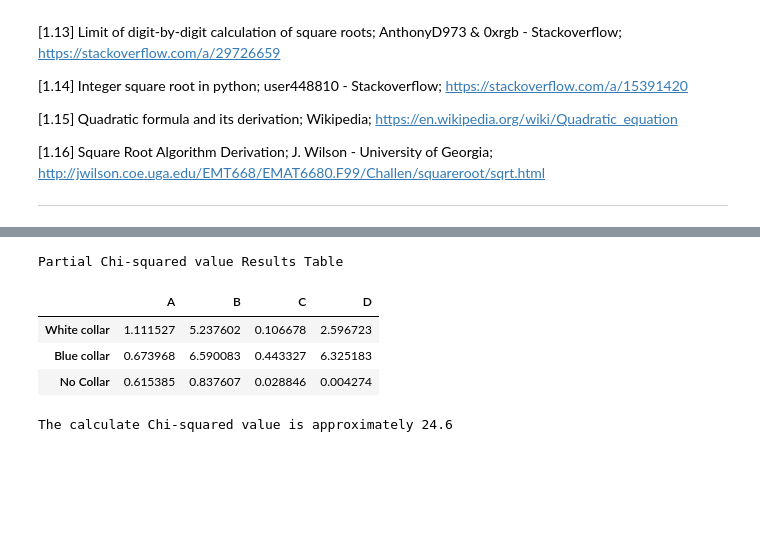
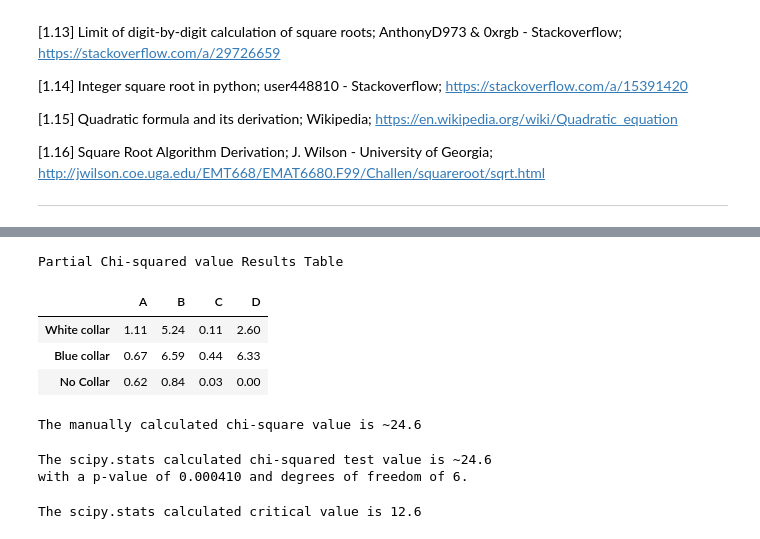
Before and after one commit to markcot/MachLearnTasks, a Jupyter notebook: Tasks.ipynb, the cells around one changed output, grey strips where cells are left out. Saved outputs shown, nothing was run; the diff lists cells and outputs as text; code cells hidden in the pictures; blank space fills up the shorter version.

```diff
--- a/Tasks.ipynb
+++ b/Tasks.ipynb
@@ -456,12 +460,12 @@ from scipy.stats import chi2 # for calculate chi-square value
 # %%
-# Create observed results df with data from table. Code adapted from
+# Create df with table data. Code adapted from
 # https://www.geeksforgeeks.org/different-ways-to-create-pandas-dataframe/ and
 # https://stackoverflow.com/a/60909202
 data = {'A':[90, 30, 30, 150], 'B':[60, 50, 40, 150], 'C':[104, 51, 45, 200],
         'D':[95, 20, 35, 150], 'Total':[349, 151, 150, 650]}
-df_Obs = pd.DataFrame(data,index=['White collar', 'Blue collar', 'No Collar', 'Total'])
+df = pd.DataFrame(data,index=['White collar', 'Blue collar', 'No Collar', 'Total'])
 
 # Display the Observed results dataframe table
-print("Observed Results Table")
-df_Obs
+print("Data Table")
+df
 # %% [output]
@@ -471,3 +475,10 @@ Observed Results Table
 | Blue collar | 30 | 50 | 51 | 20 | 151 |
 | No Collar | 30 | 40 | 45 | 35 | 150 |
 | Total | 150 | 150 | 200 | 150 | 650 |
+# %%
+# Create observed results df. Code adapted from [2.3]
+df_obs = df.iloc[0:3, 0:4].copy()
+
+# Display the Observed results dataframe table
+print("Observed Results Table")
+df_obs
@@ -474,7 +491,7 @@ Observed Results Table
 # %%
-# Copy the observed result dataframe. Code adapted from
+# Copy the data table to form the expected results table dataframe. Code adapted from
 # https://pandas.pydata.org/pandas-docs/stable/reference/api/pandas.DataFrame.copy.html
-df_Exp = df_Obs.copy()
+df_exp = df.copy()
 
 # Calculate expected proportion based on equation from Wiki page [2.2]
 # row and column iterators
@@ -483,13 +500,17 @@ i, j = 0, 0
 while i < 3:
     # Loop for 4 columns
     while j < 4:
-        df_Exp.iloc[i,j] = df_Exp.iloc[-1,j]*df_Exp.iloc[i,-1]/df_Exp.iloc[-1,-1]
+        df_exp.iloc[i,j] = df_exp.iloc[-1,j]*df_exp.iloc[i,-1]/df_exp.iloc[-1,-1]
         j += 1
     j = 0
     i += 1
 
+# Drop total column and total row. Code adapted from
+# https://pandas.pydata.org/pandas-docs/stable/reference/api/pandas.DataFrame.drop.html
+df_exp = df_exp.drop(['Total'], axis=1).drop(['Total'], axis=0)
+
 # Display Expected results dataframe Table
 print("Expected Results Table")
-df_Exp
+df_exp.round(2)
 # %% [output]
 Expected Results Table
@@ -501,25 +521,38 @@ Expected Results Table
 # %%
 # Calculate Partial Chi-squared values
-df_Chi = ((df_Obs - df_Exp)**2)/df_Exp
-
-# Drop total column and total row. Code adapted from
-# https://pandas.pydata.org/pandas-docs/stable/reference/api/pandas.DataFrame.drop.html
-df_Chi = df_Chi.drop(['Total'], axis=1).drop(['Total'], axis=0)
+df_chi = ((df_obs - df_exp)**2)/df_exp
 
 # Display partial Chi-squared value dataframe Table
 print("Partial Chi-squared value Results Table")
-df_Chi
+df_chi.round(2)
 # %% [output]
 Partial Chi-squared value Results Table
 |  | A | B | C | D |
-| White collar | 1.111527 | 5.237602 | 0.106678 | 2.596723 |
-| Blue collar | 0.673968 | 6.590083 | 0.443327 | 6.325183 |
-| No Collar | 0.615385 | 0.837607 | 0.028846 | 0.004274 |
+| White collar | 1.11 | 5.24 | 0.11 | 2.60 |
+| Blue collar | 0.67 | 6.59 | 0.44 | 6.33 |
+| No Collar | 0.62 | 0.84 | 0.03 | 0.00 |
 # %%
 # Calculate full Chi-squared value. Code adapted from
-# https://www.geeksforgeeks.org/python-pandas-dataframe-sum/
-chi_2 = df_Chi['A'].sum() + df_Chi['B'].sum() + df_Chi['C'].sum() + df_Chi['D'].sum()
+# https://www.geeksforgeeks.org/python-pandas-dataframe-sum/ and [2.3]
+chi2_man = df_chi.sum().sum()
 
-print(f"The calculate Chi-squared value is approximately {chi_2:.1f}")
+print(f"The manually calculated chi-square value is ~{chi2_man:.1f}")
 # %% [output]
-The calculate Chi-squared value is approximately 24.6
+The manually calculated chi-square value is ~24.6
+# %%
+# Calculate Chi-square value using scipy.stats library. Code adapted from
+# https://docs.scipy.org/doc/scipy/reference/generated/scipy.stats.chi2_contingency.html
+chi2_ss, p_ss, dof_ss, exp_ss = stats.chi2_contingency(df_obs)
+
+# Disply the results of the Chi-square test
+print(f"""The scipy.stats calculated chi-squared test value is ~{chi2_ss:.1f}
+with a p-value of {p_ss:.6f} and degrees of freedom of {dof_ss}.""")
+# %% [output]
+The scipy.stats calculated chi-squared test value is ~24.6
+with a p-value of 0.000410 and degrees of freedom of 6.
+# %%
+# Caluclate critical value for a probability level of 5% (0.95). Code adapted from [2.3]
+crit_ss = stats.chi2.ppf(q=0.95, df=dof_ss)
+print(f"The scipy.stats calculated critical value is {crit_ss:.1f}")
+# %% [output]
+The scipy.stats calculated critical value is 12.6
```
Also changed, not shown: parts of 9 cells of this notebook, 1 other file.
